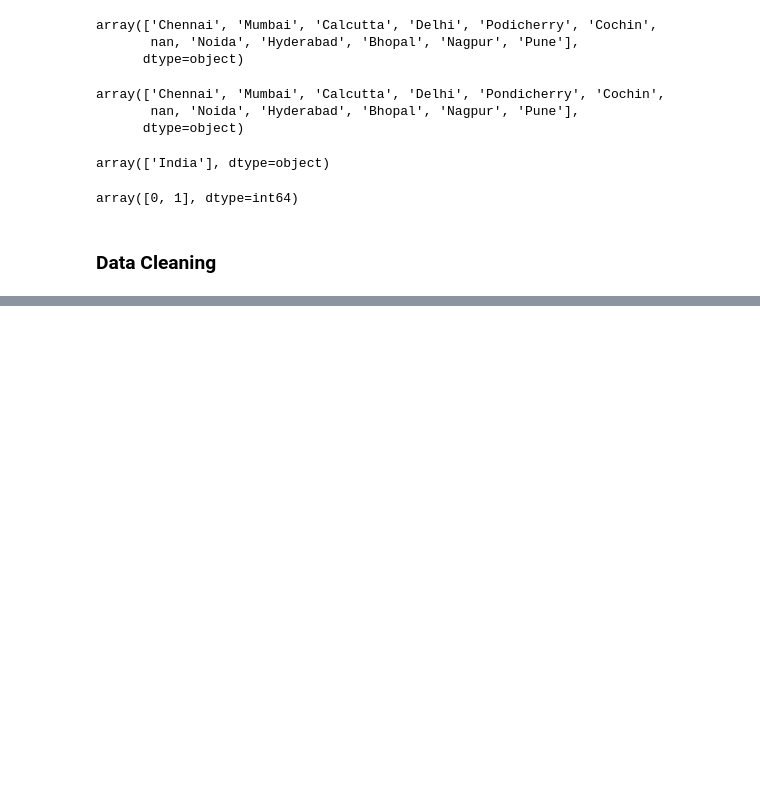
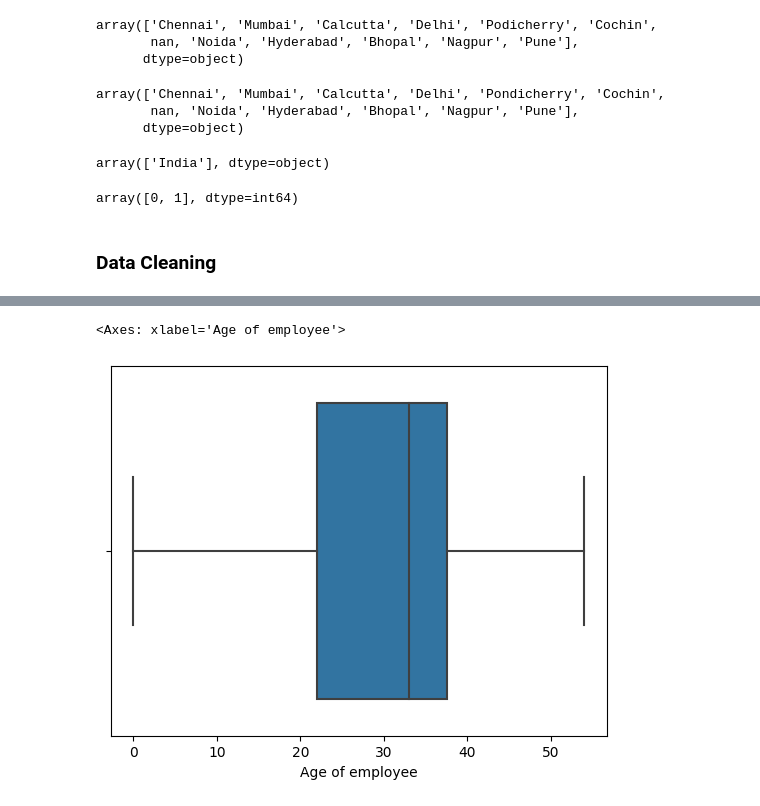
Before and after one commit to Navaneeth-2023/Data-Preprocessing-Project_Navaneeth-Krishnan-S, a Jupyter notebook: Project - Data Preprocessing_Navaneeth Krishnan S_DSML-EE-B1.ipynb, the cells around one changed output, grey strips where cells are left out. Drawn from its saved outputs; the diff is of its cells as text; code cells hidden in the pictures; blank space fills up the shorter version.

```diff
--- a/Project - Data Preprocessing_Navaneeth Krishnan S_DSML-EE-B1.ipynb
+++ b/Project - Data Preprocessing_Navaneeth Krishnan S_DSML-EE-B1.ipynb
@@ -150,0 +230,6 @@ array([0, 1], dtype=int64)
+# %%
+# box plot
+sns.boxplot(x='Age of employee',data=df1)
+# %% [output]
+<Axes: xlabel='Age of employee'>
+[figure, added]
```
Also changed, not shown: parts of 24 cells of this notebook.
